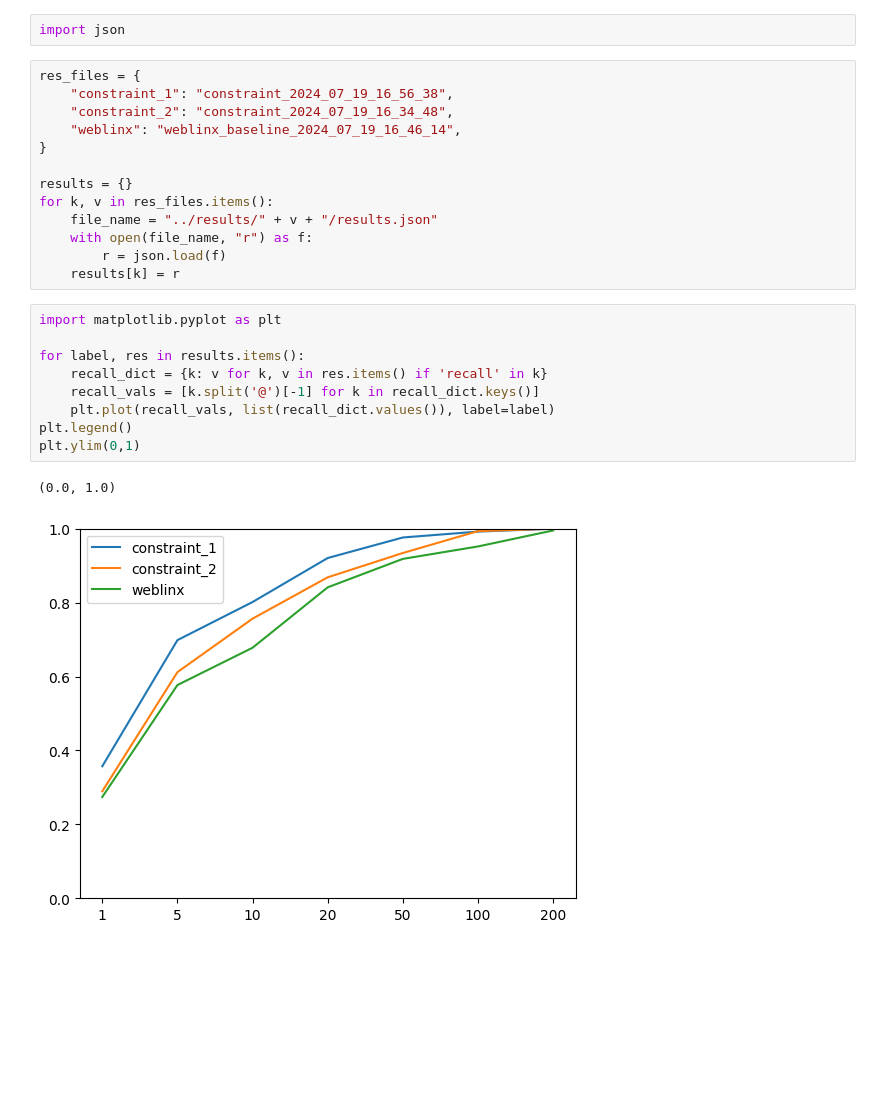
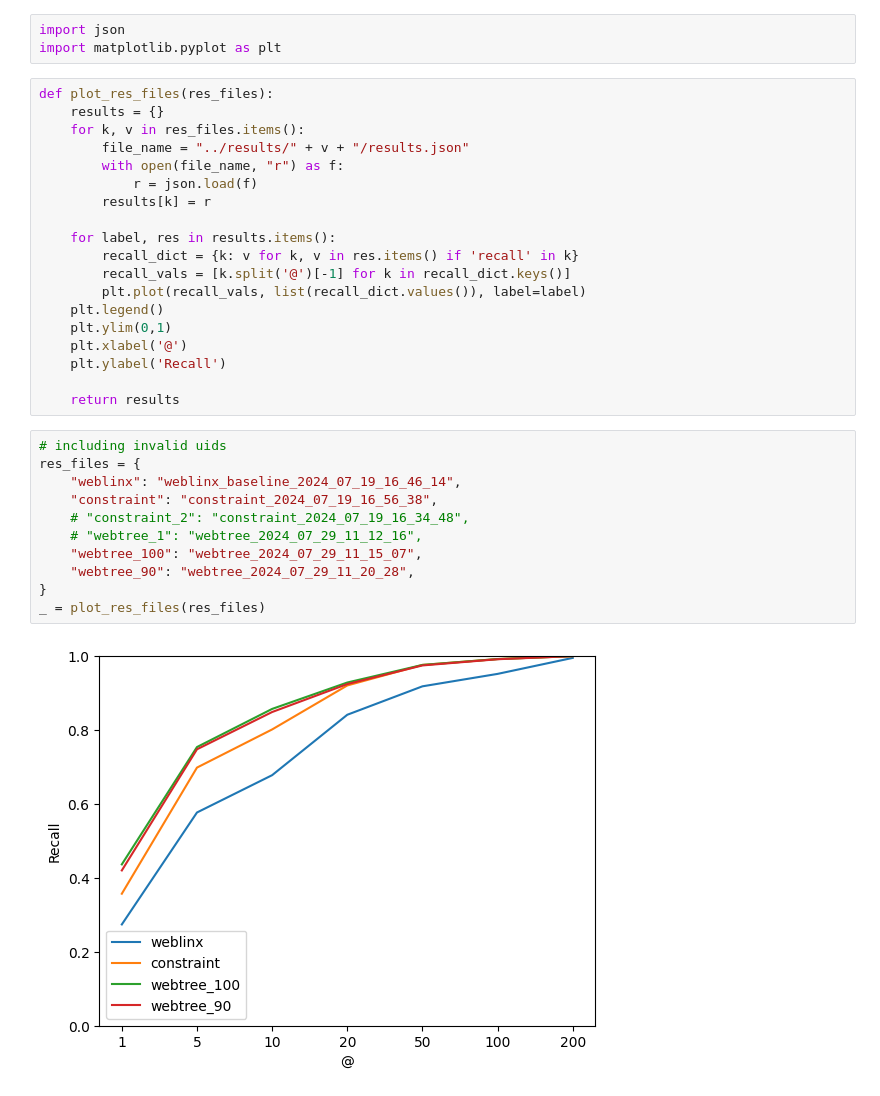
Before and after one commit to UberAgents/WebAgentGrounding, a Jupyter notebook: notebooks/recall_curves.ipynb, the cells around one changed output. Drawn from its saved outputs; the diff is of its cells as text; blank space fills up the shorter version.

Commit message:
add webtree, eval only on valid uid turns

```diff
--- a/notebooks/recall_curves.ipynb
+++ b/notebooks/recall_curves.ipynb
@@ -17,27 +1,35 @@ plt.ylim(0,1)
-# %%
-import json
+# %%
+import json
+import matplotlib.pyplot as plt
 # %%
-res_files = {
-    "constraint_1": "constraint_2024_07_19_16_56_38",
-    "constraint_2": "constraint_2024_07_19_16_34_48",
-    "weblinx": "weblinx_baseline_2024_07_19_16_46_14",
-}
+def plot_res_files(res_files):
+    results = {}
+    for k, v in res_files.items():
+        file_name = "../results/" + v + "/results.json"
+        with open(file_name, "r") as f:
+            r = json.load(f)
+        results[k] = r
 
-results = {}
-for k, v in res_files.items():
-    file_name = "../results/" + v + "/results.json"
-    with open(file_name, "r") as f:
-        r = json.load(f)
-    results[k] = r
+    for label, res in results.items():
+        recall_dict = {k: v for k, v in res.items() if 'recall' in k}
+        recall_vals = [k.split('@')[-1] for k in recall_dict.keys()]
+        plt.plot(recall_vals, list(recall_dict.values()), label=label)
+    plt.legend()
+    plt.ylim(0,1)
+    plt.xlabel('@')
+    plt.ylabel('Recall')
+
+    return results
-# %%
-import matplotlib.pyplot as plt
-
-for label, res in results.items():
-    recall_dict = {k: v for k, v in res.items() if 'recall' in k}
-    recall_vals = [k.split('@')[-1] for k in recall_dict.keys()]
-    plt.plot(recall_vals, list(recall_dict.values()), label=label)
-plt.legend()
-plt.ylim(0,1)
-# %% [output]
-(0.0, 1.0)
-[figure, removed]
+# %%
+# including invalid uids
+res_files = {
+    "weblinx": "weblinx_baseline_2024_07_19_16_46_14",
+    "constraint": "constraint_2024_07_19_16_56_38",
+    # "constraint_2": "constraint_2024_07_19_16_34_48",
+    # "webtree_1": "webtree_2024_07_29_11_12_16",
+    "webtree_100": "webtree_2024_07_29_11_15_07",
+    "webtree_90": "webtree_2024_07_29_11_20_28",
+}
+_ = plot_res_files(res_files)
+# %% [output]
+[figure, added]
```
Also changed, not shown: parts of 5 cells of this notebook, 3 other files.
